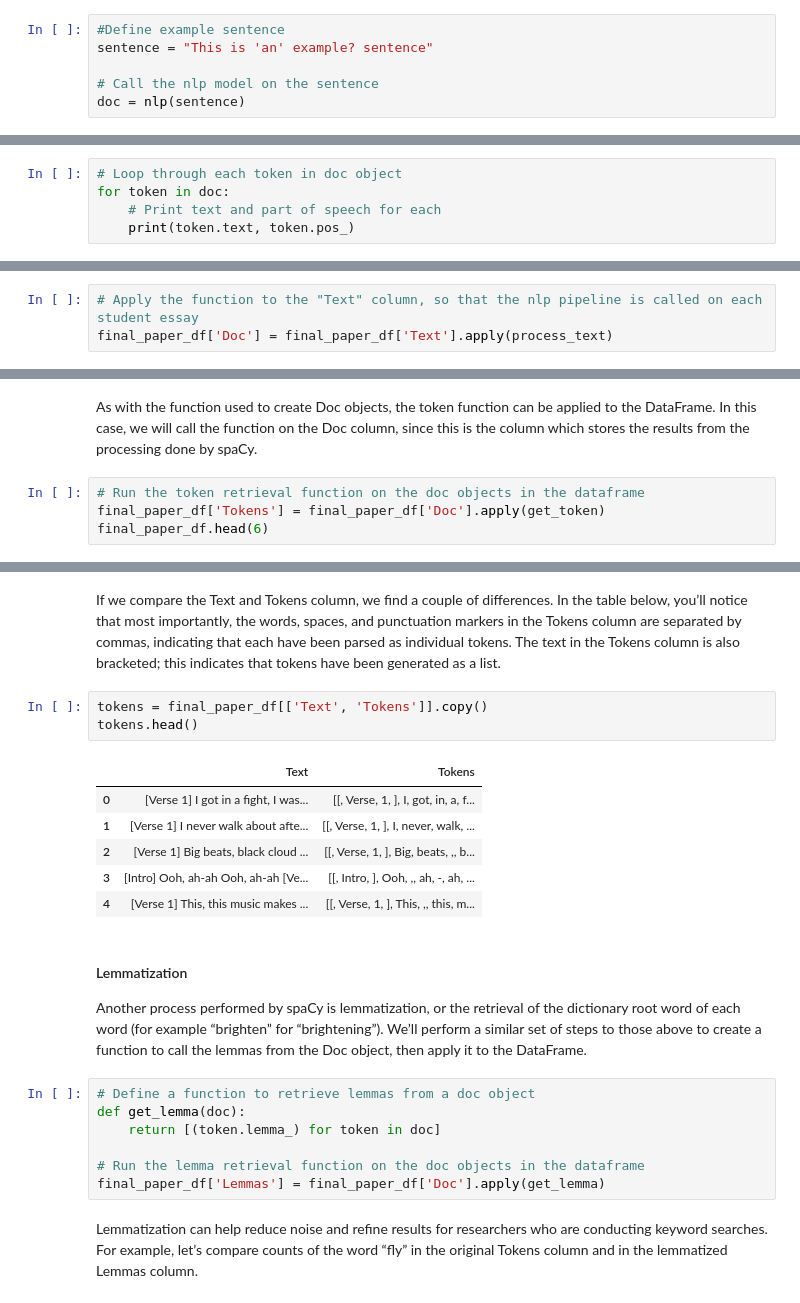
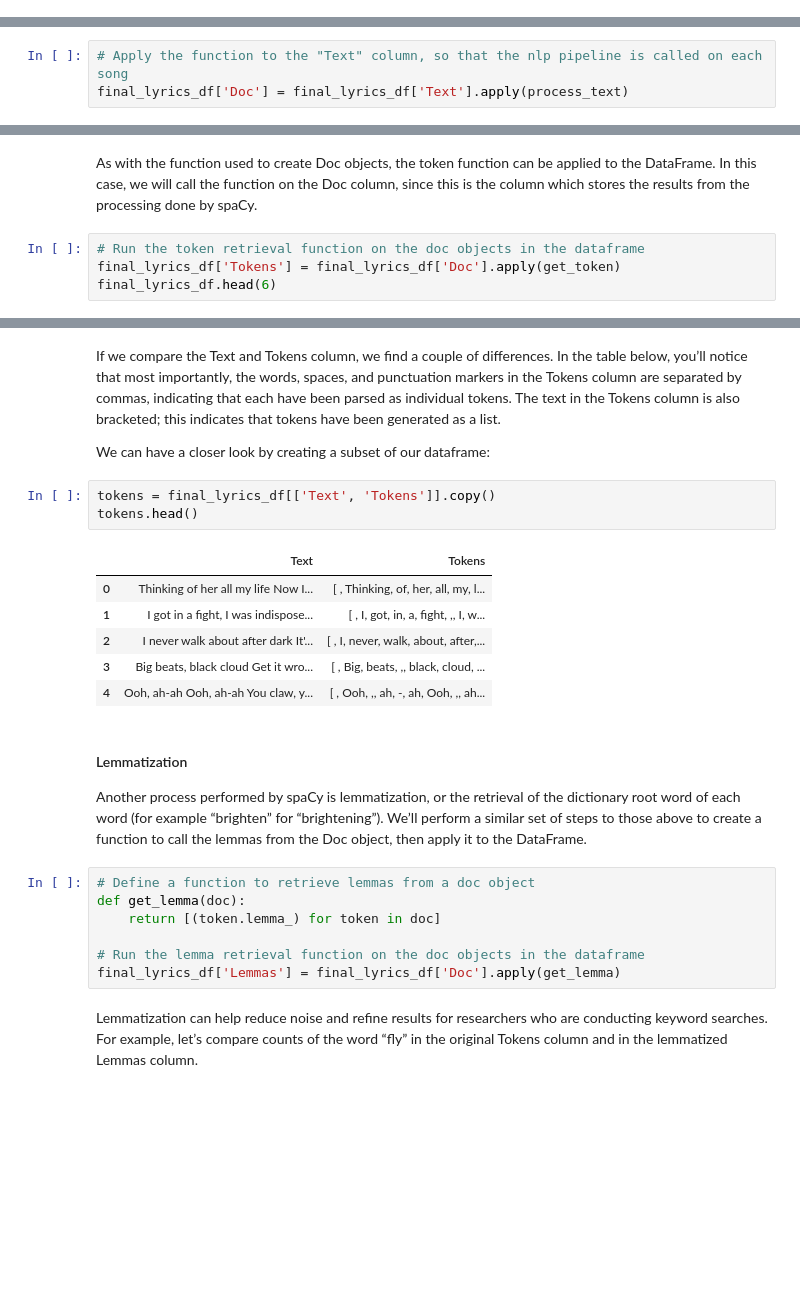
Before and after one commit to v1alina/collecting_data_assignment4, a Jupyter notebook: corpus-analysis-with-spacy.ipynb, the cells around one changed output, grey strips where cells are left out. Saved outputs shown, nothing was run; the diff lists cells and outputs as text; blank space fills up the shorter version.

Commit message:
Updated and revised processing

```diff
--- a/corpus-analysis-with-spacy.ipynb
+++ b/corpus-analysis-with-spacy.ipynb
@@ -218,6 +260,0 @@ Now that the nlp function is loaded, let’s test out its capacities on a single
-# %%
-#Define example sentence
-sentence = "This is 'an' example? sentence"
-
-# Call the nlp model on the sentence
-doc = nlp(sentence)
@@ -226,5 +260,0 @@ Next we can call on the Doc object to get the information we’re interested in.
-# %%
-# Loop through each token in doc object
-for token in doc:
-    # Print text and part of speech for each
-    print(token.text, token.pos_)
@@ -250,8 +267,8 @@ After the function is defined, use .apply() to apply it to every cell in a given
 
 Running this function takes several minutes because spaCy is performing all the parsing and tagging tasks on each text. However, when it is complete, we can simply call on the resulting Doc objects to get parts-of-speech, named entities, and other information of interest, just as in the example of the sentence above.
 # %%
-# Apply the function to the "Text" column, so that the nlp pipeline is called on each student essay
-final_paper_df['Doc'] = final_paper_df['Text'].apply(process_text)
+# Apply the function to the "Text" column, so that the nlp pipeline is called on each song
+final_lyrics_df['Doc'] = final_lyrics_df['Text'].apply(process_text)
 # %% [markdown]
 ### Text Reduction
 # %% [markdown]
@@ -268,6 +285,6 @@ def get_token(doc):
 As with the function used to create Doc objects, the token function can be applied to the DataFrame. In this case, we will call the function on the Doc column, since this is the column which stores the results from the processing done by spaCy.
 # %%
 # Run the token retrieval function on the doc objects in the dataframe
-final_paper_df['Tokens'] = final_paper_df['Doc'].apply(get_token)
-final_paper_df.head(6)
+final_lyrics_df['Tokens'] = final_lyrics_df['Doc'].apply(get_token)
+final_lyrics_df.head(6)
 # %% [output]
@@ -281,15 +299,17 @@ final_paper_df.head(6)
 # %% [markdown]
 If we compare the Text and Tokens column, we find a couple of differences. In the table below, you’ll notice that most importantly, the words, spaces, and punctuation markers in the Tokens column are separated by commas, indicating that each have been parsed as individual tokens. The text in the Tokens column is also bracketed; this indicates that tokens have been generated as a list.
+
+We can have a closer look by creating a subset of our dataframe:
 # %%
-tokens = final_paper_df[['Text', 'Tokens']].copy()
+tokens = final_lyrics_df[['Text', 'Tokens']].copy()
 tokens.head()
 # %% [output]
 |  | Text | Tokens |
-| 0 | [Verse 1] I got in a fight, I was... | [[, Verse, 1, ], I, got, in, a, f... |
-| 1 | [Verse 1] I never walk about afte... | [[, Verse, 1, ], I, never, walk, ... |
-| 2 | [Verse 1] Big beats, black cloud ... | [[, Verse, 1, ], Big, beats, ,, b... |
-| 3 | [Intro] Ooh, ah-ah Ooh, ah-ah [Ve... | [[, Intro, ], Ooh, ,, ah, -, ah, ... |
-| 4 | [Verse 1] This, this music makes ... | [[, Verse, 1, ], This, ,, this, m... |
+| 0 | Thinking of her all my life Now I... | [ , Thinking, of, her, all, my, l... |
+| 1 | I got in a fight, I was indispose... | [ , I, got, in, a, fight, ,, I, w... |
+| 2 | I never walk about after dark It'... | [ , I, never, walk, about, after,... |
+| 3 | Big beats, black cloud Get it wro... | [ , Big, beats, ,, black, cloud, ... |
+| 4 | Ooh, ah-ah Ooh, ah-ah You claw, y... | [ , Ooh, ,, ah, -, ah, Ooh, ,, ah... |
 # %% [markdown]
 #### Lemmatization
 
@@ -300,7 +320,7 @@ def get_lemma(doc):
     return [(token.lemma_) for token in doc]
 
 # Run the lemma retrieval function on the doc objects in the dataframe
-final_paper_df['Lemmas'] = final_paper_df['Doc'].apply(get_lemma)
+final_lyrics_df['Lemmas'] = final_lyrics_df['Doc'].apply(get_lemma)
 # %% [markdown]
 Lemmatization can help reduce noise and refine results for researchers who are conducting keyword searches. For example, let’s compare counts of the word “fly” in the original Tokens column and in the lemmatized Lemmas column.
 # %%
```
Also changed, not shown: parts of 55 cells of this notebook.
